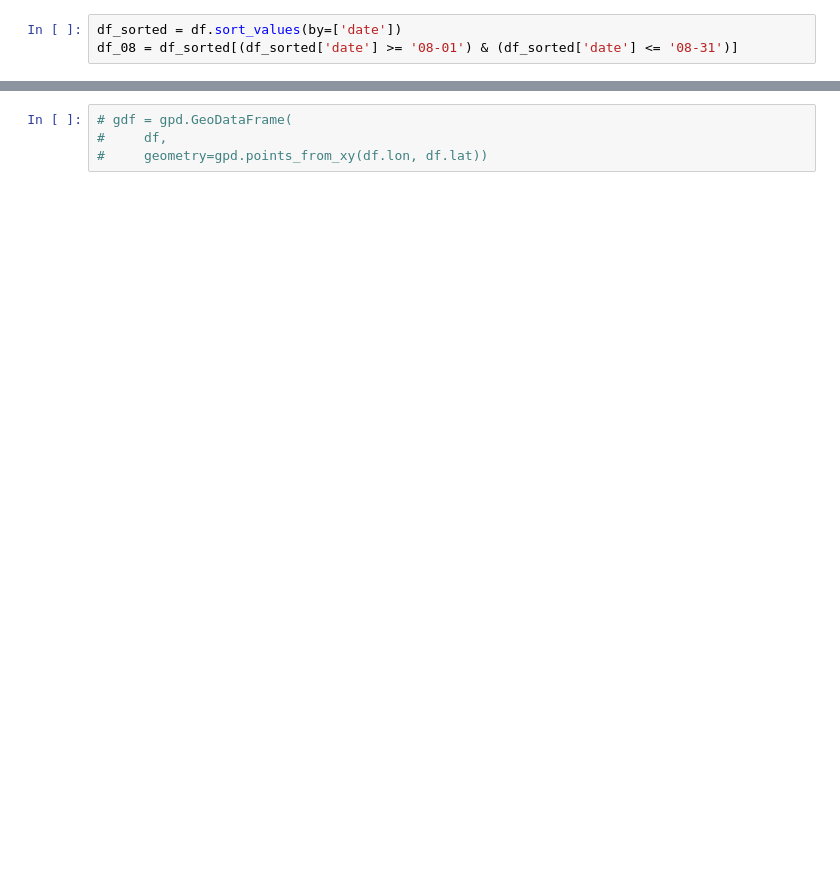
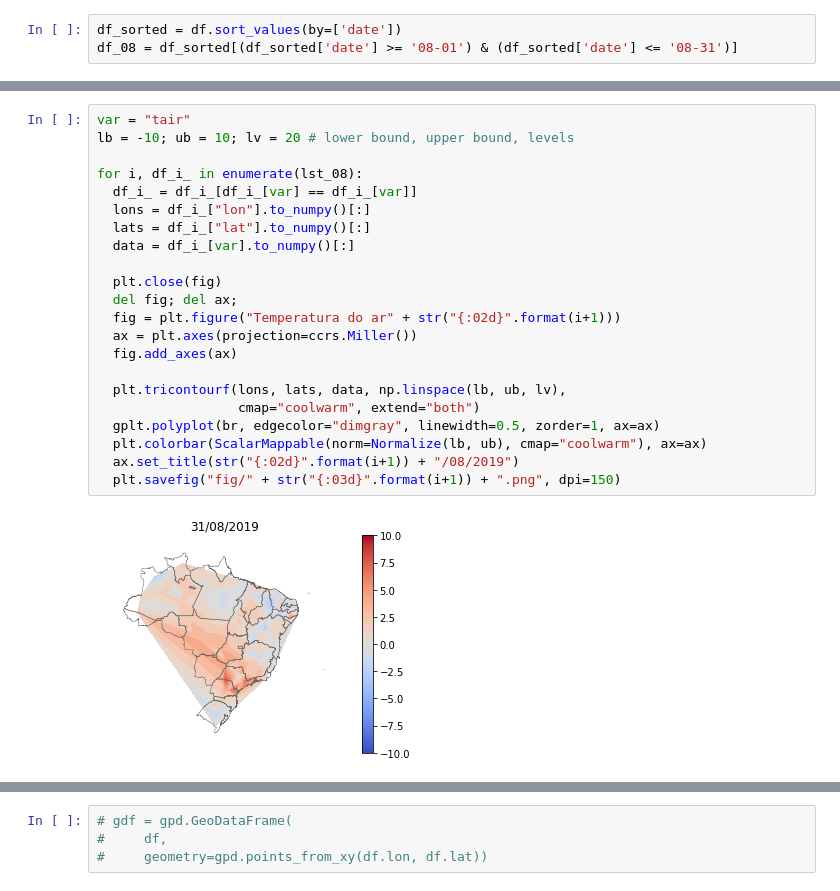
Before and after one commit to andrefellipe/ccd, a Jupyter notebook: maps.ipynb, the cells around one changed output, grey strips where cells are left out. Drawn from its saved outputs; the diff is of its cells as text; blank space fills up the shorter version.

```diff
--- a/maps.ipynb
+++ b/maps.ipynb
@@ -74,0 +84,24 @@ pandas.core.frame.DataFrame
+# %%
+var = "tair"
+lb = -10; ub = 10; lv = 20 # lower bound, upper bound, levels
+
+for i, df_i_ in enumerate(lst_08):
+  df_i_ = df_i_[df_i_[var] == df_i_[var]]
+  lons = df_i_["lon"].to_numpy()[:]
+  lats = df_i_["lat"].to_numpy()[:]
+  data = df_i_[var].to_numpy()[:]
+
+  plt.close(fig)
+  del fig; del ax;
+  fig = plt.figure("Temperatura do ar" + str("{:02d}".format(i+1)))
+  ax = plt.axes(projection=ccrs.Miller())
+  fig.add_axes(ax)
+
+  plt.tricontourf(lons, lats, data, np.linspace(lb, ub, lv),
+                  cmap="coolwarm", extend="both")
+  gplt.polyplot(br, edgecolor="dimgray", linewidth=0.5, zorder=1, ax=ax)
+  plt.colorbar(ScalarMappable(norm=Normalize(lb, ub), cmap="coolwarm"), ax=ax)
+  ax.set_title(str("{:02d}".format(i+1)) + "/08/2019")
+  plt.savefig("fig/" + str("{:03d}".format(i+1)) + ".png", dpi=150)
+# %% [output]
+[figure, added]
```
Also changed, not shown: parts of 21 cells of this notebook.
